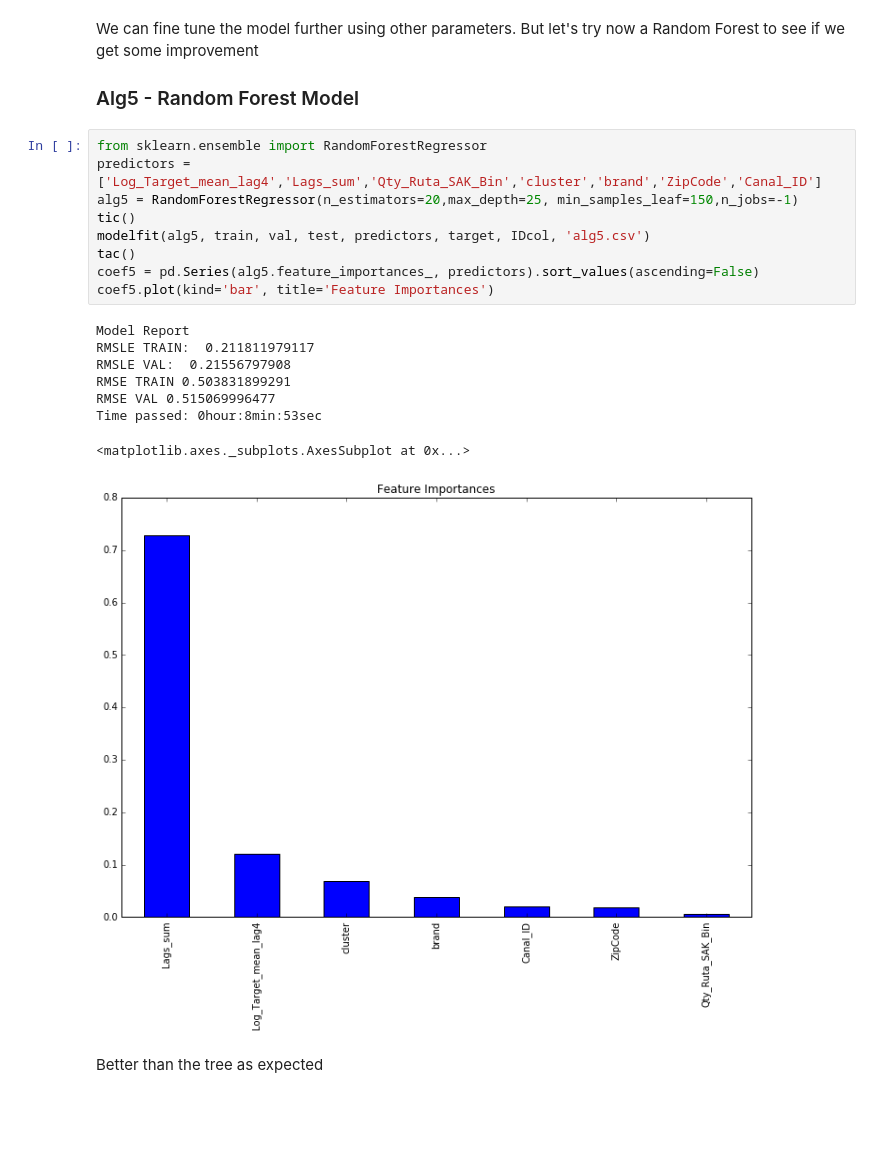
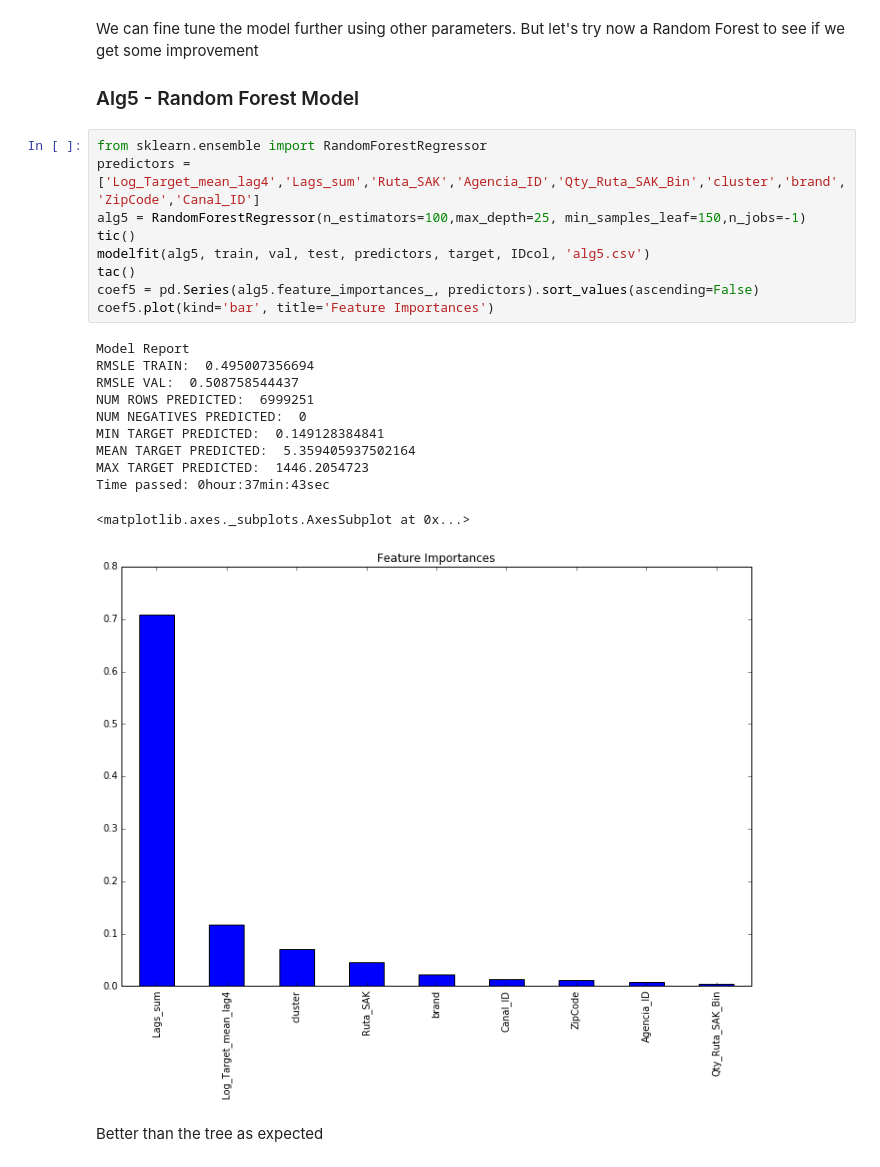
Before and after one commit to pablomarin/kaggle-bimbo, a Jupyter notebook: Model Building - sckit-learn.ipynb, the cells around one changed output. Drawn from its saved outputs; the diff is of its cells as text; blank space fills up the shorter version.

```diff
--- a/Model Building - sckit-learn.ipynb
+++ b/Model Building - sckit-learn.ipynb
@@ -258,21 +278,24 @@ We can fine tune the model further using other parameters. But let's try now a R
 ### Alg5 - Random Forest Model
 # %%
 from sklearn.ensemble import RandomForestRegressor
-predictors = ['Log_Target_mean_lag4','Lags_sum','Qty_Ruta_SAK_Bin','cluster','brand','ZipCode','Canal_ID']
-alg5 = RandomForestRegressor(n_estimators=20,max_depth=25, min_samples_leaf=150,n_jobs=-1)
+predictors = ['Log_Target_mean_lag4','Lags_sum','Ruta_SAK','Agencia_ID','Qty_Ruta_SAK_Bin','cluster','brand','ZipCode','Canal_ID']
+alg5 = RandomForestRegressor(n_estimators=100,max_depth=25, min_samples_leaf=150,n_jobs=-1)
 tic()
 modelfit(alg5, train, val, test, predictors, target, IDcol, 'alg5.csv')
 tac()
 coef5 = pd.Series(alg5.feature_importances_, predictors).sort_values(ascending=False)
 coef5.plot(kind='bar', title='Feature Importances')
 # %% [output]
 Model Report
-RMSLE TRAIN:  0.211811979117
-RMSLE VAL:  0.21556797908
-RMSE TRAIN 0.503831899291
-RMSE VAL 0.515069996477
-Time passed: 0hour:8min:53sec
+RMSLE TRAIN:  0.495007356694
+RMSLE VAL:  0.508758544437
+NUM ROWS PREDICTED:  6999251
+NUM NEGATIVES PREDICTED:  0
+MIN TARGET PREDICTED:  0.149128384841
+MEAN TARGET PREDICTED:  5.359405937502164
+MAX TARGET PREDICTED:  1446.2054723
+Time passed: 0hour:37min:43sec
 <matplotlib.axes._subplots.AxesSubplot at 0x...>
-[figure, old version]
+[figure, new version]
 # %% [markdown]
 Better than the tree as expected
```
Also changed, not shown: parts of 6 cells of this notebook.
